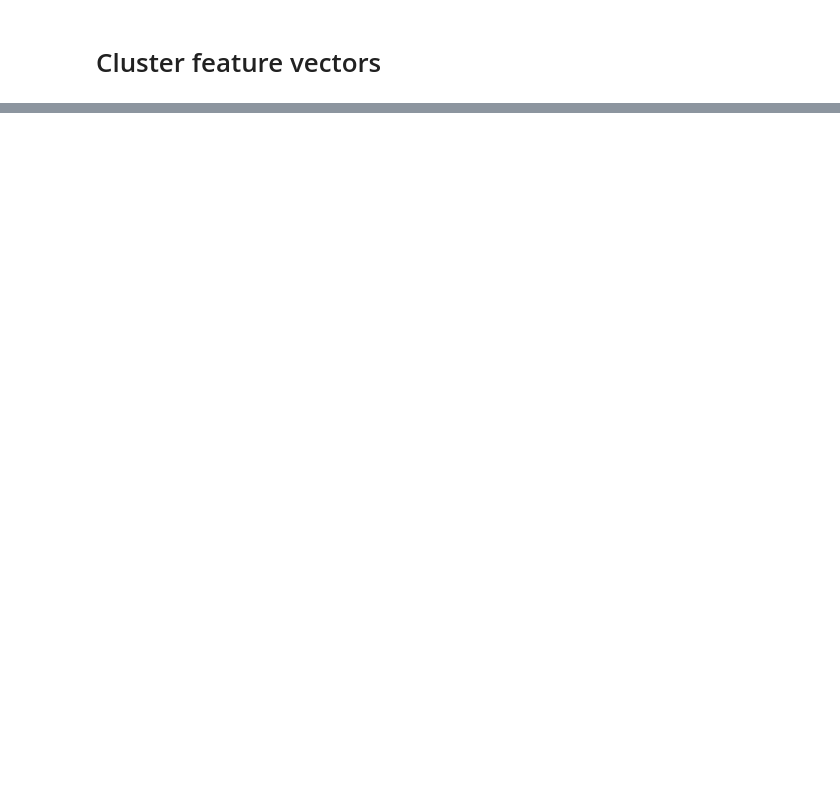
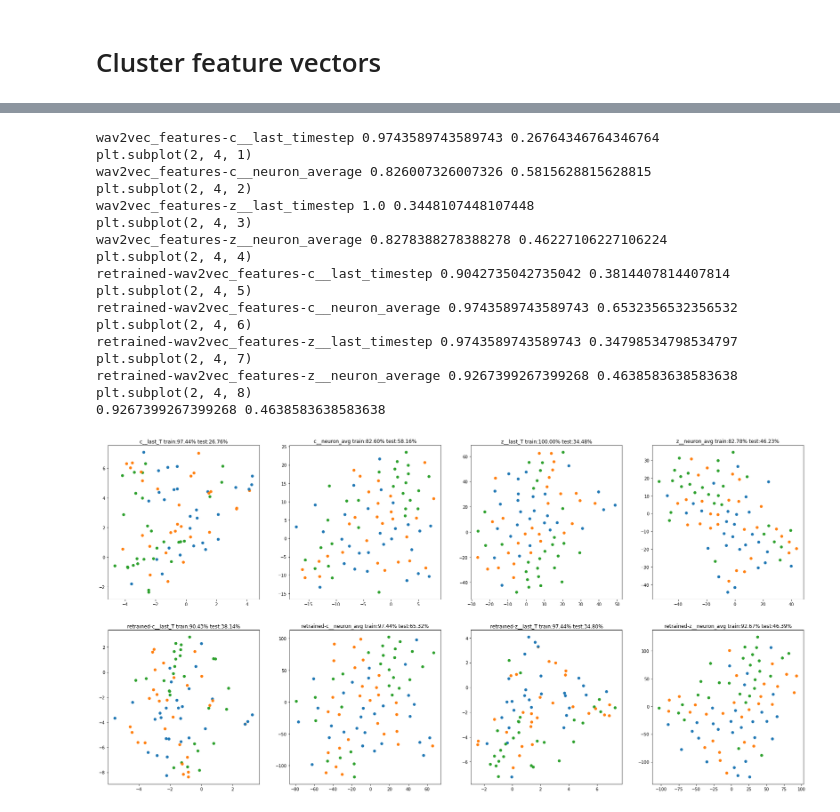
Before and after one commit to mdoumbouya/nicolingua, a Jupyter notebook: notebooks/Wav2Vec Feature Analysis.ipynb, the cells around one changed output, grey strips where cells are left out. Saved outputs shown, nothing was run; the diff lists cells and outputs as text; code cells hidden in the pictures; blank space fills up the shorter version.

```diff
--- a/notebooks/Wav2Vec Feature Analysis.ipynb
+++ b/notebooks/Wav2Vec Feature Analysis.ipynb
@@ -69,0 +83,8 @@ pular      (2): 28
+# %%
+count_per_class = 28
+data = list(load_annotations(ANNOTATIONS_PATH, annotation_specification))
+balanced_data = []
+for label in annotation_specification:
+    balanced_data.extend([d for d in data if d[1] == label][:count_per_class])
+random.shuffle(balanced_data)
+audio_files, audio_labels = zip(*balanced_data)
@@ -110,13 +137,9 @@ def extract_last_timestep_features(raw_features):
 def extract_neuron_average_features(raw_features):
     return np.mean(raw_features, axis=0)
 
-def extract_neuron_quantile_features(raw_features):
-    return np.quantile(raw_features, [0.3, 0.5, 0.7], axis=0).flatten()
-
 feature_extractors = {
     'last_timestep': extract_last_timestep_features,
-    'neuron_average': extract_neuron_average_features,
-    'neuron_quantiles': extract_neuron_quantile_features
+    'neuron_average': extract_neuron_average_features
 }
 # %%
 feature_vectors = {}
@@ -169,0 +185,65 @@ retrained-wav2vec_features-z__neuron_quantiles 0.05282721104822209
+# %%
+def get_sample_weights(y):
+    count_per_class = {k: len(list(g)) for k, g in groupby(sorted(y))}
+    class_count = len(count_per_class)
+    weight_per_class = {k: 1/class_count/c for k, c in count_per_class.items()}
+    return [weight_per_class[yi] for yi in y]
+# %%
+train_size = len(audio_labels) // 2
+
+plt.figure(figsize=(30, 15))
+
+for index, fv_name in enumerate(feature_vectors.keys()):
+    X = feature_vectors[fv_name]
+
+    x_train = X[:train_size]
+    y_train = audio_labels[:train_size]
+
+    x_test = X[train_size:]
+    y_test = audio_labels[train_size:]
+
+    svc = SVC(kernel="poly")
+    svc.fit(x_train, y_train)
+
+    train_acc = svc.score(x_train, y_train, sample_weight=get_sample_weights(y_train))
+    test_acc = svc.score(x_test, y_test, sample_weight=get_sample_weights(y_test))
+    print(fv_name, train_acc, test_acc)
+
+
+    print(f'plt.subplot({2}, {int(np.ceil(len(feature_vectors.keys())/2))}, {index+1})')
+    plt.subplot(2, int(np.ceil(len(feature_vectors.keys())/2)), index+1)
+
+    projected_x = TSNE(n_components=2).fit_transform(feature_vectors['retrained-wav2vec_features-c__neuron_average'])
+    plt.scatter(projected_x[:, 0], projected_x[:, 1], c=[COLORS[l] for l in audio_labels])
+    title = fv_name \
+        .replace("features-", "") \
+        .replace("wav2vec_", "") \
+        .replace("average", "avg") \
+        .replace("timestep", "T")
+
+    title = f"{title} train:{train_acc:.02%} test:{test_acc:.02%}"
+    plt.title(title)
+
+#train_acc = svc.score(x_train, y_train)
+#test_acc = svc.score(x_test, y_test)
+
+print(train_acc, test_acc)
+# %% [output]
+wav2vec_features-c__last_timestep 0.9743589743589743 0.26764346764346764
+plt.subplot(2, 4, 1)
+wav2vec_features-c__neuron_average 0.826007326007326 0.5815628815628815
+plt.subplot(2, 4, 2)
+wav2vec_features-z__last_timestep 1.0 0.3448107448107448
+plt.subplot(2, 4, 3)
+wav2vec_features-z__neuron_average 0.8278388278388278 0.46227106227106224
+plt.subplot(2, 4, 4)
+retrained-wav2vec_features-c__last_timestep 0.9042735042735042 0.3814407814407814
+plt.subplot(2, 4, 5)
+retrained-wav2vec_features-c__neuron_average 0.9743589743589743 0.6532356532356532
+plt.subplot(2, 4, 6)
+retrained-wav2vec_features-z__last_timestep 0.9743589743589743 0.34798534798534797
+plt.subplot(2, 4, 7)
+retrained-wav2vec_features-z__neuron_average 0.9267399267399268 0.4638583638583638
+plt.subplot(2, 4, 8)
+0.9267399267399268 0.4638583638583638
+[figure, added]
```
Also changed, not shown: parts of 11 cells of this notebook.
